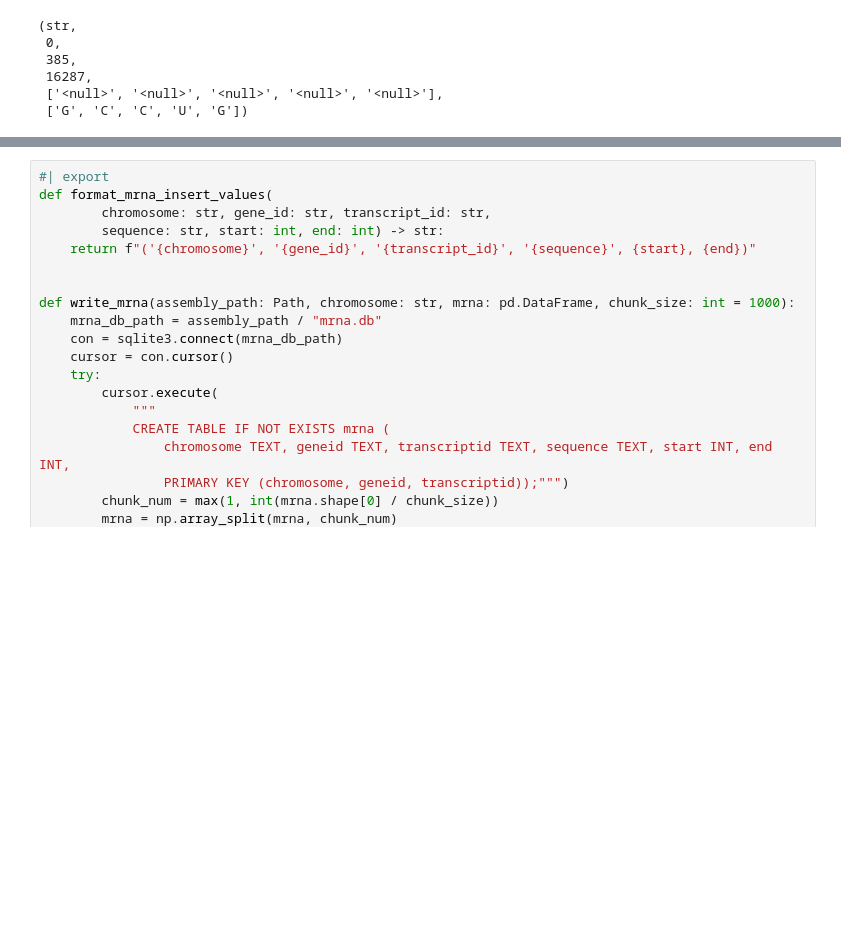
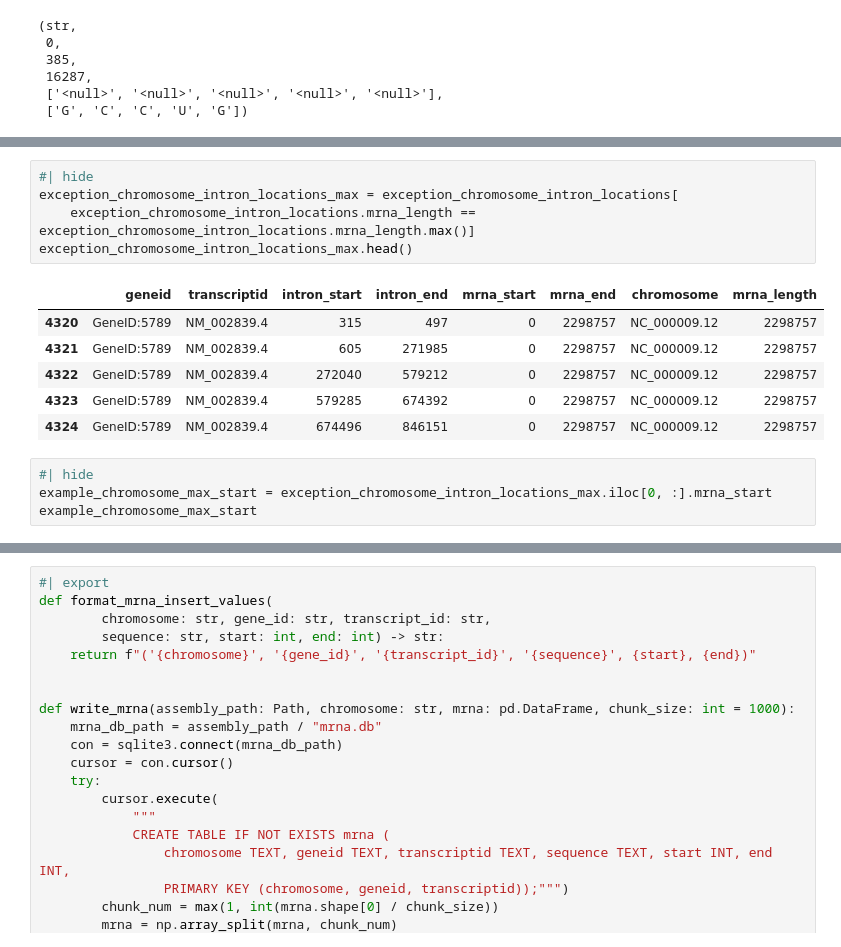
Before and after one commit to DataAndDeadlifts/main, a Jupyter notebook: nbs/03 training.transcription.generation.ipynb, the cells around one changed output, grey strips where cells are left out. Saved outputs shown, nothing was run; the diff lists cells and outputs as text; blank space fills up the shorter version.

```diff
--- a/nbs/03 training.transcription.generation.ipynb
+++ b/nbs/03 training.transcription.generation.ipynb
@@ -296,0 +310,16 @@ type(example_annotated_mrna), example_annotated_mrna.count("T"), example_annotat
+# %%
+#| hide
+exception_chromosome_intron_locations_max = exception_chromosome_intron_locations[
+    exception_chromosome_intron_locations.mrna_length == exception_chromosome_intron_locations.mrna_length.max()]
+exception_chromosome_intron_locations_max.head()
+# %% [output]
+|  | geneid | transcriptid | intron_start | intron_end | mrna_start | mrna_end | chromosome | mrna_length |
+| 4320 | GeneID:5789 | NM_002839.4 | 315 | 497 | 0 | 2298757 | NC_000009.12 | 2298757 |
+| 4321 | GeneID:5789 | NM_002839.4 | 605 | 271985 | 0 | 2298757 | NC_000009.12 | 2298757 |
+| 4322 | GeneID:5789 | NM_002839.4 | 272040 | 579212 | 0 | 2298757 | NC_000009.12 | 2298757 |
+| 4323 | GeneID:5789 | NM_002839.4 | 579285 | 674392 | 0 | 2298757 | NC_000009.12 | 2298757 |
+| 4324 | GeneID:5789 | NM_002839.4 | 674496 | 846151 | 0 | 2298757 | NC_000009.12 | 2298757 |
+# %%
+#| hide
+example_chromosome_max_start = exception_chromosome_intron_locations_max.iloc[0, :].mrna_start
+example_chromosome_max_start
```
Also changed, not shown: parts of 3 cells of this notebook, 1 other file.
